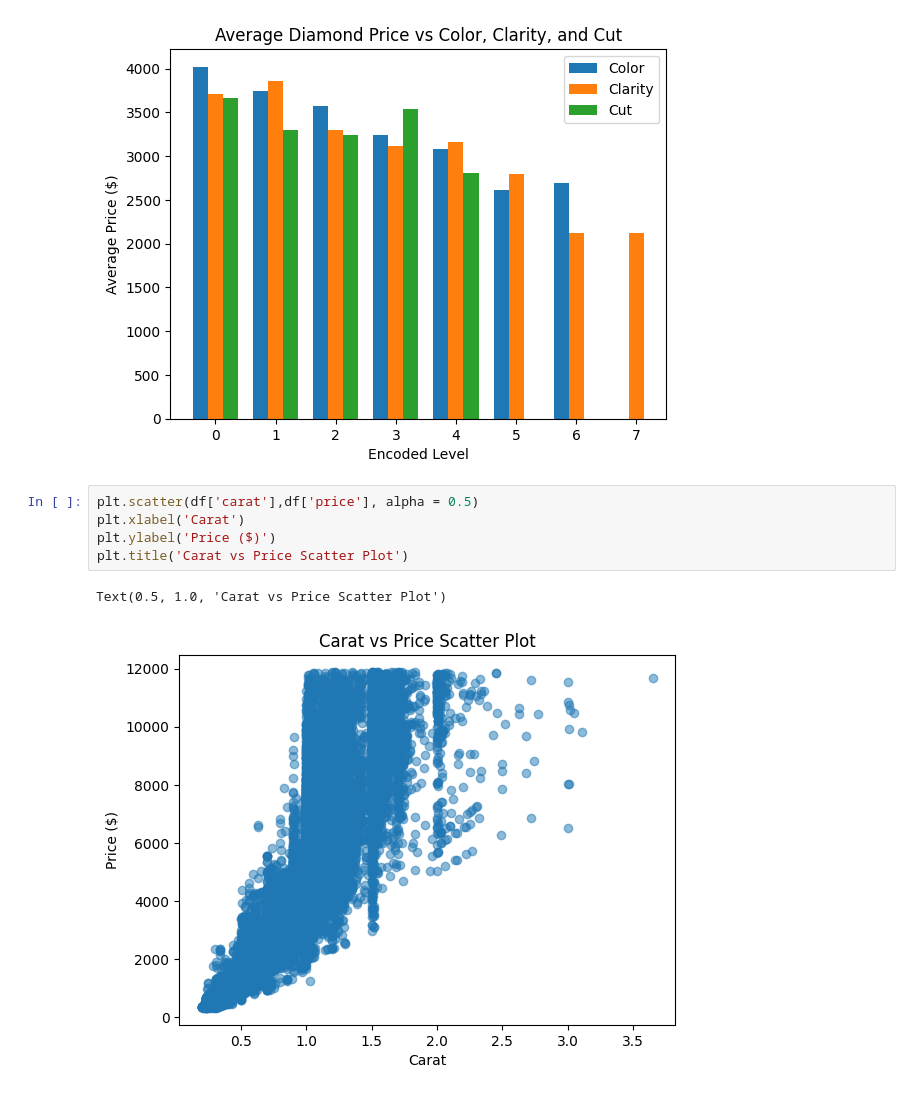
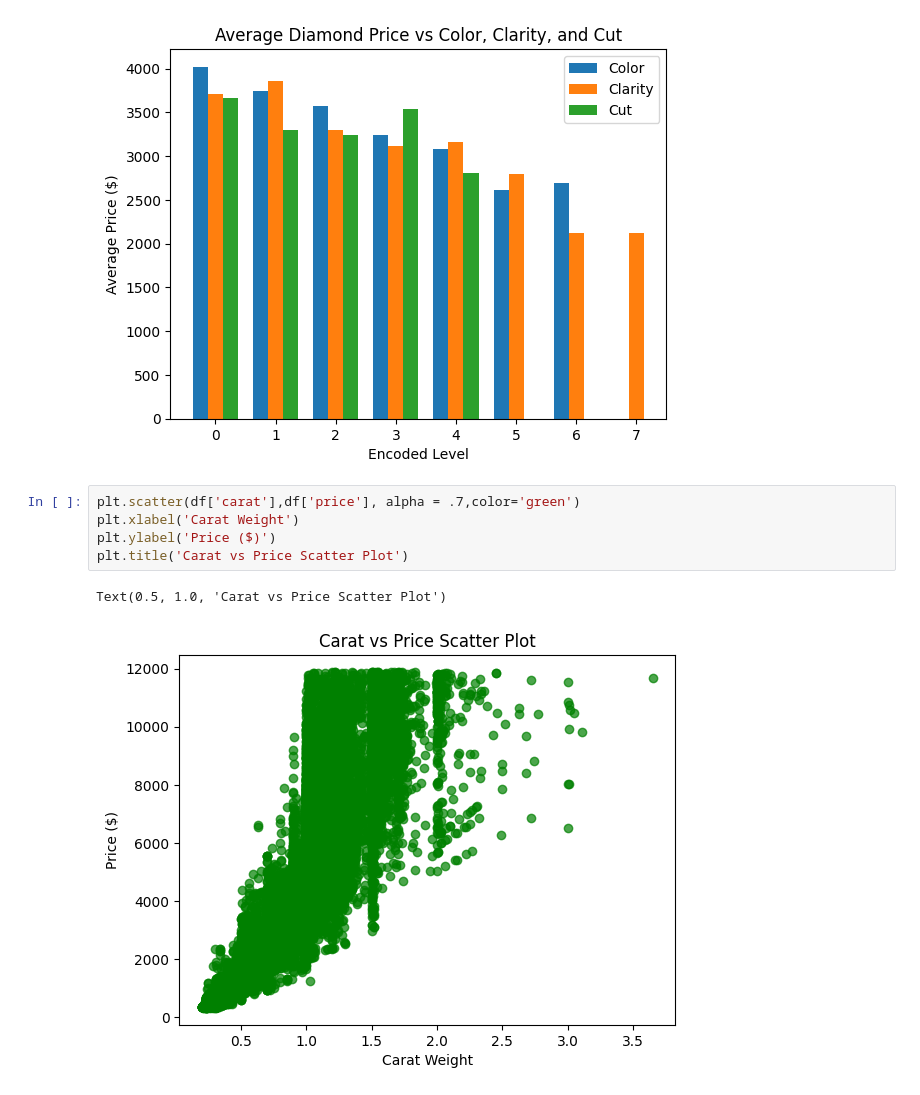
Before and after one commit to AvyayaJha/Diamonds-Research-Project, a Jupyter notebook: Diamonds_Research_Project.ipynb, the cells around one changed output. Saved outputs shown, nothing was run; the diff lists cells and outputs as text.

```diff
--- a/Diamonds_Research_Project.ipynb
+++ b/Diamonds_Research_Project.ipynb
@@ -736,11 +734,11 @@ plt.show()
 # %% [output]
 [figure]
 # %%
-plt.scatter(df['carat'],df['price'], alpha = 0.5)
-plt.xlabel('Carat')
+plt.scatter(df['carat'],df['price'], alpha = .7,color='green')
+plt.xlabel('Carat Weight')
 plt.ylabel('Price ($)')
 plt.title('Carat vs Price Scatter Plot')
 # %% [output]
 Text(0.5, 1.0, 'Carat vs Price Scatter Plot')
-[figure, old version]
+[figure, new version]
 # %%
```
Also changed, not shown: parts of 12 cells of this notebook.
